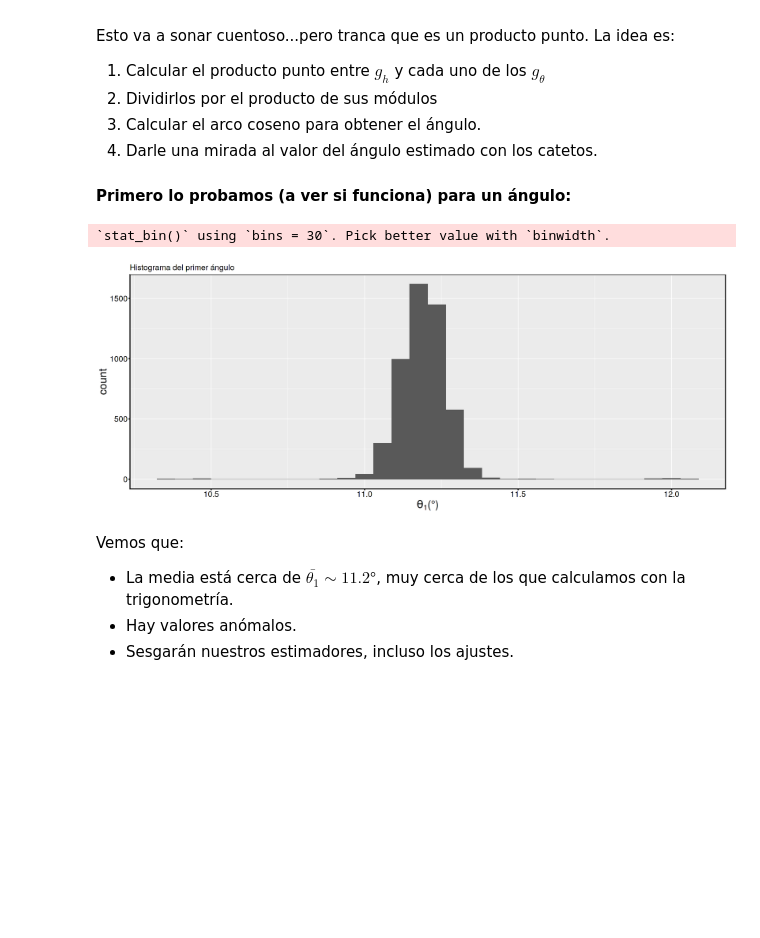
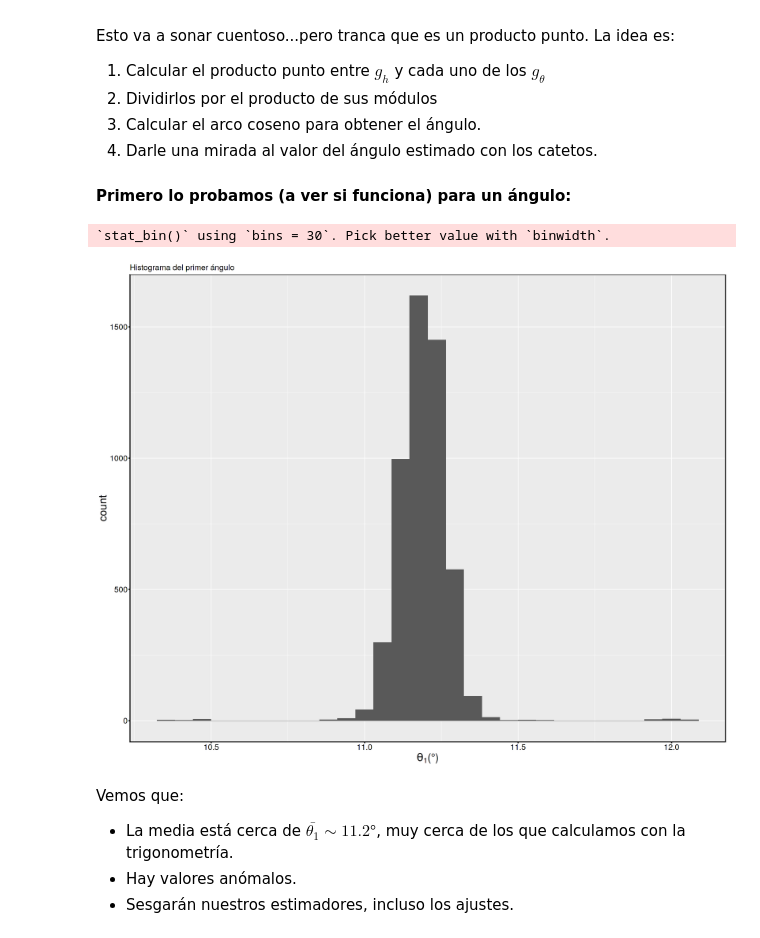
Before and after one commit to juanpabloderosas/FexpI, a Jupyter notebook: Análisis de Datos/Labo4/AnDatosLabo4.ipynb, the cells around one changed output. Cells and saved outputs as stored; diff of their text form; code cells hidden in the pictures; blank space fills up the shorter version.

```diff
--- a/Análisis de Datos/Labo4/AnDatosLabo4.ipynb
+++ b/Análisis de Datos/Labo4/AnDatosLabo4.ipynb
@@ -502,14 +502,14 @@ g1$ang <- acos(g1$ang) * 180 / pi; #3.arco coseno y sale en grados sexagesimales
 # %%
 #histograma de ángulos
 hang <- ggplot(data = g1) +
 geom_histogram(aes(x = ang)) +
 ggtitle("Histograma del primer ángulo") + xlab(TeX("$\\theta_1 (°)$")) +
 temajuan
-fig(20,8)
+fig(20,16)
 show(hang)
 # %% [output]
 `stat_bin()` using `bins = 30`. Pick better value with `binwidth`.
-[figure, old version]
+[figure, new version]
 # %% [markdown]
  Vemos que:
  * La media está cerca de $\bar{\theta_1} \sim 11.2°$, muy cerca de los que calculamos con la trigonometría.
```
